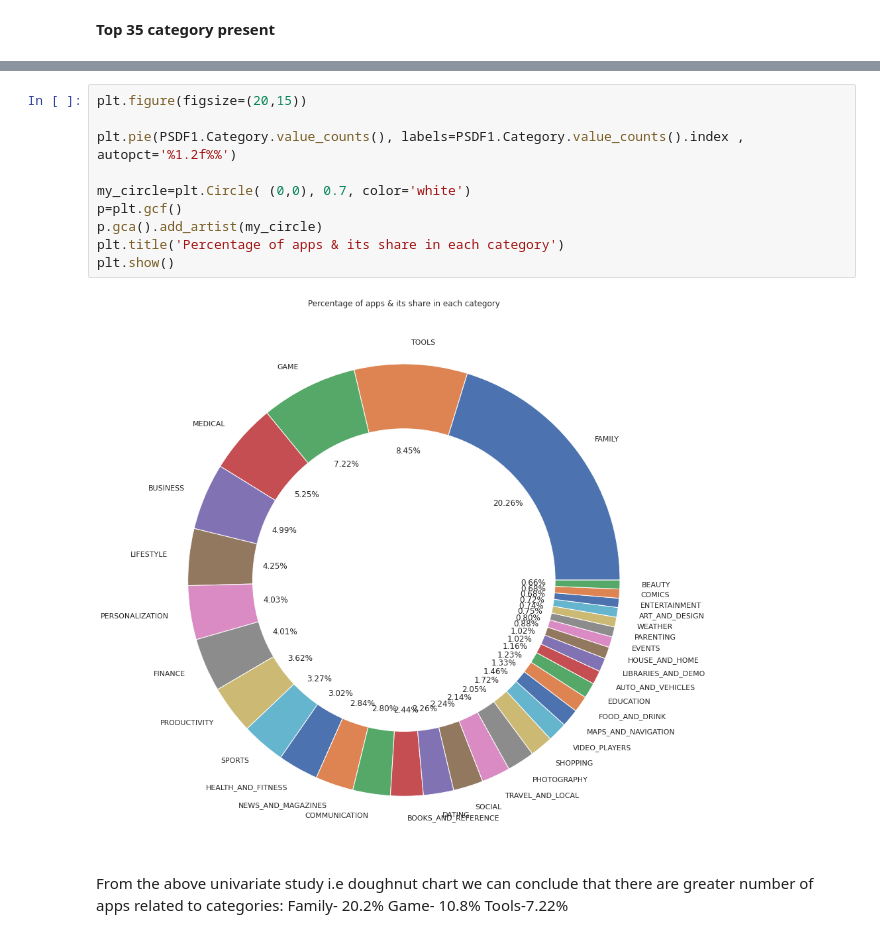
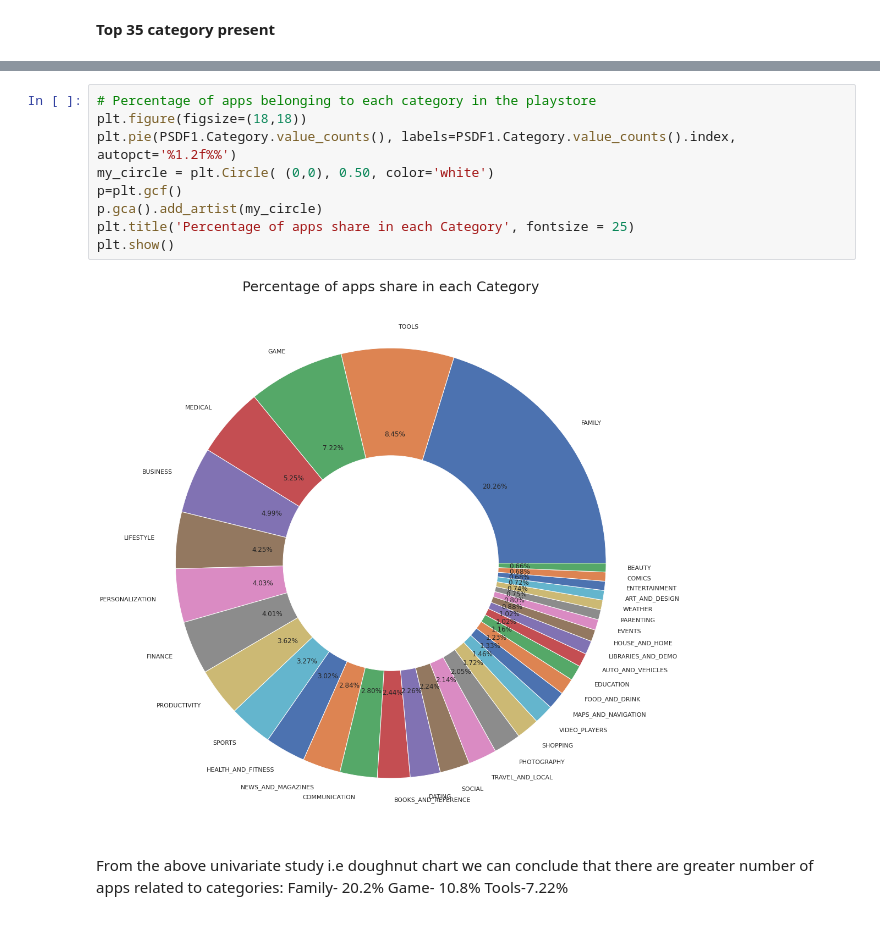
Before and after one commit to DrBharathiTC/Play_store-app-review-analysis-Capstone-project, a Jupyter notebook: Google_Play_Store_Apps_Data_Analysis_(EDA)_UPDATED.ipynb, the cells around one changed output, grey strips where cells are left out. Drawn from its saved outputs; the diff is of its cells as text.

```diff
--- a/Google_Play_Store_Apps_Data_Analysis_(EDA)_UPDATED.ipynb
+++ b/Google_Play_Store_Apps_Data_Analysis_(EDA)_UPDATED.ipynb
@@ -575,17 +576,16 @@ COMICS                   53
 BEAUTY                   51
 Name: Category, dtype: int64
 # %%
-plt.figure(figsize=(20,15))
-
-plt.pie(PSDF1.Category.value_counts(), labels=PSDF1.Category.value_counts().index , autopct='%1.2f%%')
-
-my_circle=plt.Circle( (0,0), 0.7, color='white')
+# Percentage of apps belonging to each category in the playstore
+plt.figure(figsize=(18,18))
+plt.pie(PSDF1.Category.value_counts(), labels=PSDF1.Category.value_counts().index, autopct='%1.2f%%')
+my_circle = plt.Circle( (0,0), 0.50, color='white')
 p=plt.gcf()
 p.gca().add_artist(my_circle)
-plt.title('Percentage of apps & its share in each category')
+plt.title('Percentage of apps share in each Category', fontsize = 25)
 plt.show()
 # %% [output]
-[figure, old version]
+[figure, new version]
 # %% [markdown]
 From the above univariate study i.e doughnut chart we can conclude that there are greater number of apps related to categories: Family- 20.2% Game- 10.8% Tools-7.22%
 # %%
```
Also changed, not shown: parts of 73 cells of this notebook.
